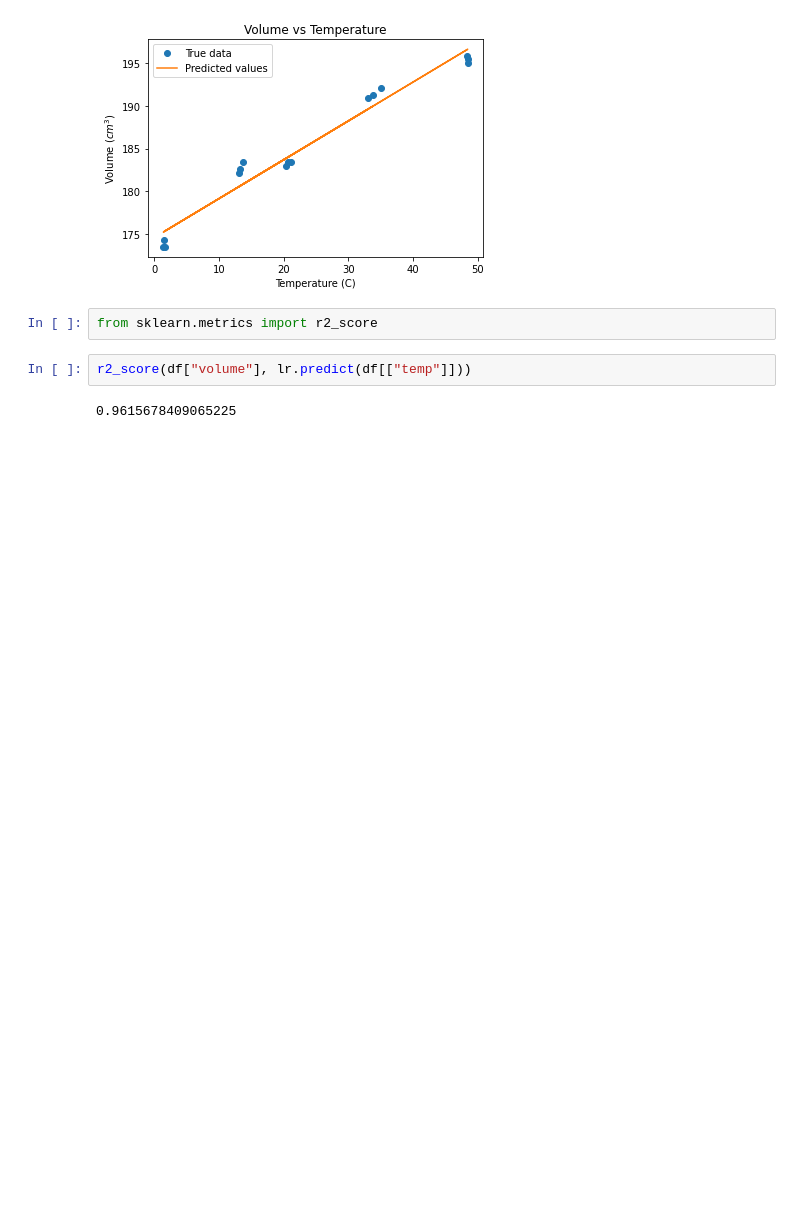
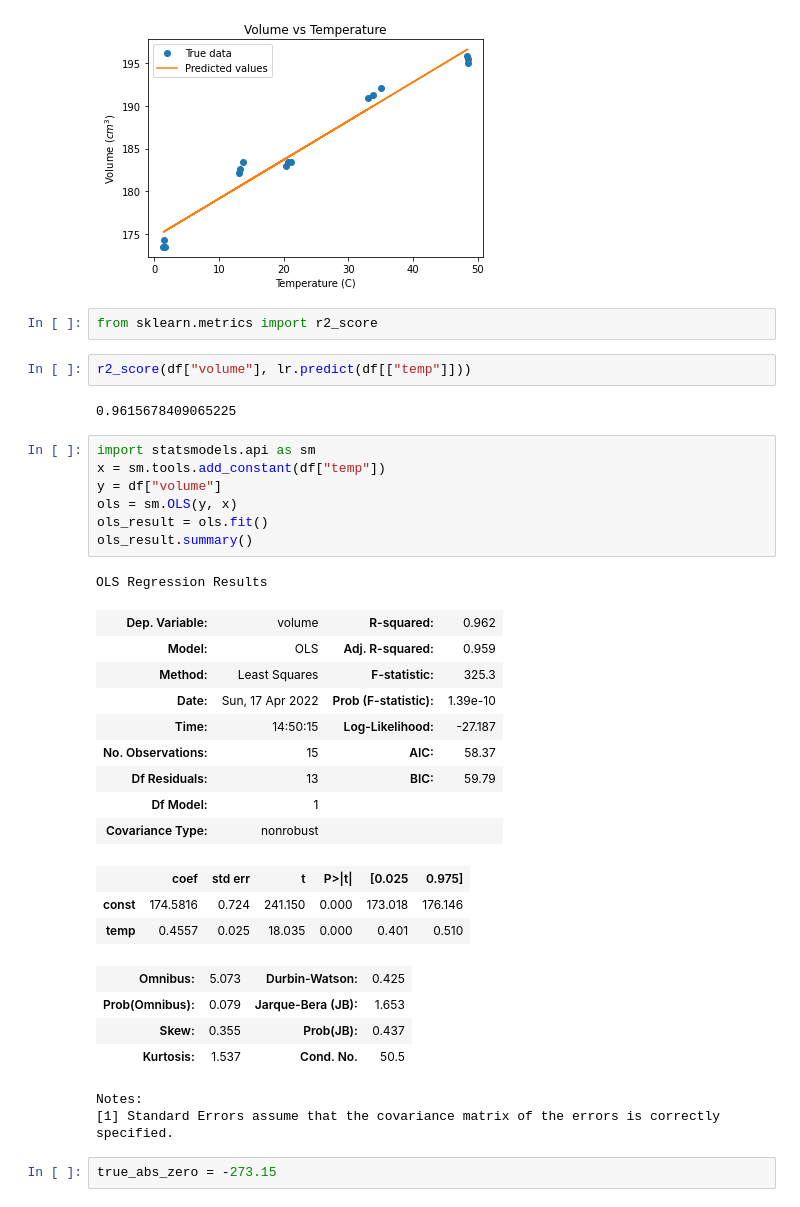
Before and after one commit to evilpegasus/physics5cl, a Jupyter notebook: lab7/lab7.ipynb, the cells around one changed output. Drawn from its saved outputs; the diff is of its cells as text; blank space fills up the shorter version.

```diff
--- a/lab7/lab7.ipynb
+++ b/lab7/lab7.ipynb
@@ -107,3 +107,32 @@ from sklearn.metrics import r2_score
 r2_score(df["volume"], lr.predict(df[["temp"]]))
 # %% [output]
 0.9615678409065225
+# %%
+import statsmodels.api as sm
+x = sm.tools.add_constant(df["temp"])
+y = df["volume"]
+ols = sm.OLS(y, x)
+ols_result = ols.fit()
+ols_result.summary()
+# %% [output]
+OLS Regression Results
+| Dep. Variable: | volume | R-squared: | 0.962 |
+| Model: | OLS | Adj. R-squared: | 0.959 |
+| Method: | Least Squares | F-statistic: | 325.3 |
+| Date: | Sun, 17 Apr 2022 | Prob (F-statistic): | 1.39e-10 |
+| Time: | 14:50:15 | Log-Likelihood: | -27.187 |
+| No. Observations: | 15 | AIC: | 58.37 |
+| Df Residuals: | 13 | BIC: | 59.79 |
+| Df Model: | 1 |  |  |
+| Covariance Type: | nonrobust |  |  |
+|  | coef | std err | t | P>|t| | [0.025 | 0.975] |
+| const | 174.5816 | 0.724 | 241.150 | 0.000 | 173.018 | 176.146 |
+| temp | 0.4557 | 0.025 | 18.035 | 0.000 | 0.401 | 0.510 |
+| Omnibus: | 5.073 | Durbin-Watson: | 0.425 |
+| Prob(Omnibus): | 0.079 | Jarque-Bera (JB): | 1.653 |
+| Skew: | 0.355 | Prob(JB): | 0.437 |
+| Kurtosis: | 1.537 | Cond. No. | 50.5 |
+Notes:
+[1] Standard Errors assume that the covariance matrix of the errors is correctly specified.
+# %%
+true_abs_zero = -273.15
```
